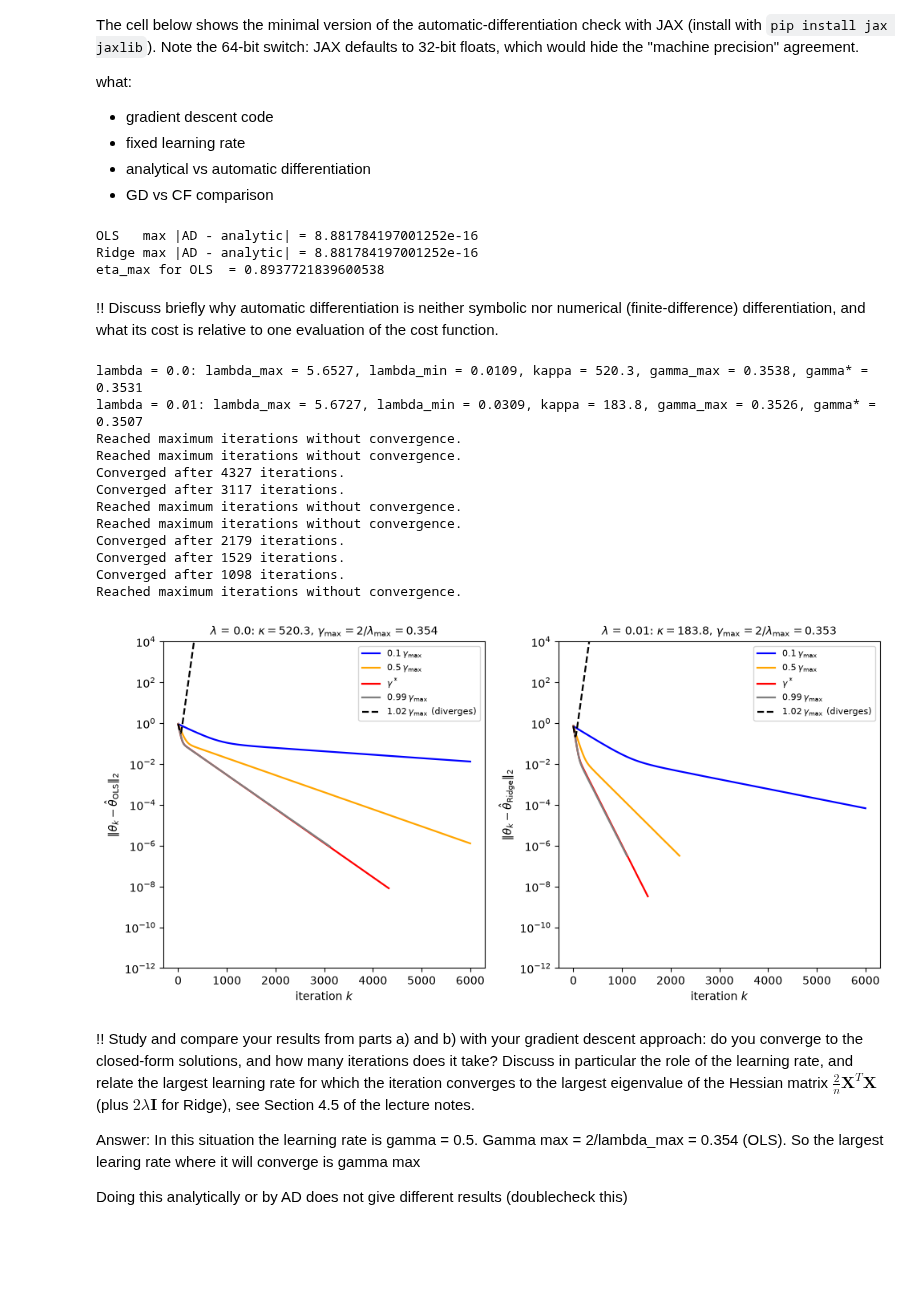
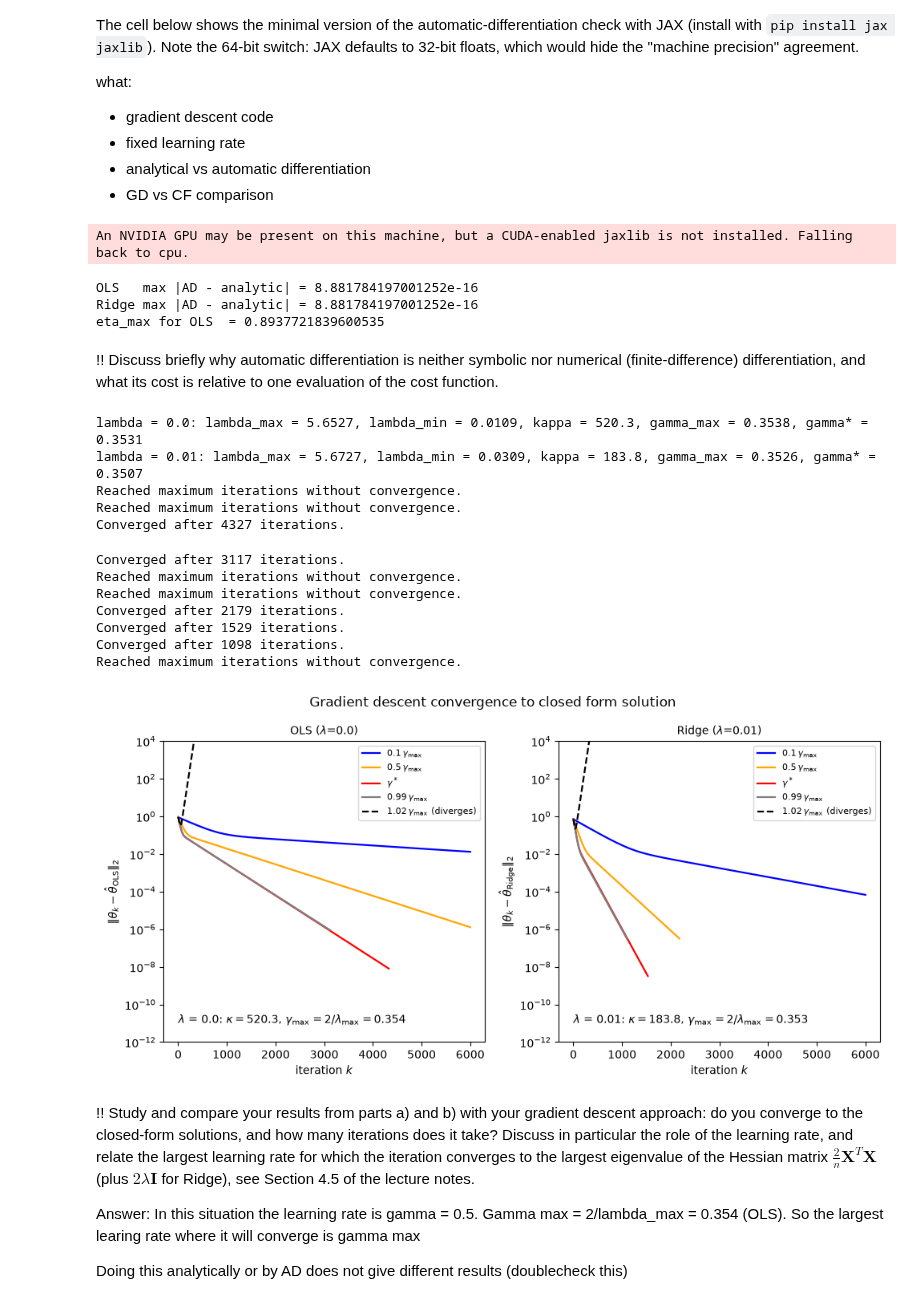
Before and after one commit to lukasMK01/FYS-STK4155, a Jupyter notebook: project_1/wip_project1.ipynb, the cells around one changed output. Drawn from its saved outputs; the diff is of its cells as text; code cells hidden in the pictures; blank space fills up the shorter version.

```diff
--- a/project_1/wip_project1.ipynb
+++ b/project_1/wip_project1.ipynb
@@ -714,6 +714,9 @@ def cost_ols(theta, X, y):
 
 def cost_ridge(theta, X, y, lmbda):
     return jnp.mean((y - X @ theta)**2) + lmbda * jnp.sum(theta**2)
+
+def cost_lasso(theta, X, y, lmbda):
+    return jnp.mean((y - X @ theta)**2) + lmbda * jnp.sum(jnp.abs(theta))
 
 
 
@@ -743,9 +746,10 @@ print("Ridge max |AD - analytic| =", np.max(np.abs(grad_ridge_ad(theta0, X, y, l
 H = 2.0 / len(y) * X.T @ X
 print("eta_max for OLS  =", 2.0 / np.linalg.eigvalsh(H).max())
 # %% [output]
-OLS   max |AD - analytic| = 8.881784197001252e-16
-Ridge max |AD - analytic| = 8.881784197001252e-16
-eta_max for OLS  = 0.8937721839600538
+An NVIDIA GPU may be present on this machine, but a CUDA-enabled jaxlib is not installed. Falling back to cpu.
+OLS   max |AD - analytic| = 8.881784197001252e-16
+Ridge max |AD - analytic| = 8.881784197001252e-16
+eta_max for OLS  = 0.8937721839600535
 # %% [markdown]
 !! Discuss briefly why automatic differentiation is neither symbolic nor numerical (finite-difference)
 differentiation, and what its cost is relative to one evaluation of the cost function.
@@ -864,15 +868,20 @@ def fig_gd_convergence(filename="project1_gd_convergence.png"):
             #plotting the results
             ax.semilogy(dist, color=col, label=lab, lw=1.6,
                         ls="--" if gamma > gamma_max else "-")
-        ax.set_title(rf"$\lambda$ = {lam}: $\kappa={lmax/lmin:.1f}$, "
+        # ax.set_title(rf"$\lambda$ = {lam}: $\kappa={lmax/lmin:.1f}$, "
+        #                 rf"$\gamma_{{\max}}=2/\lambda_{{\max}}={gamma_max:.3f}$", fontsize=10)
+        ax.text(1,1e-11,rf"$\lambda$ = {lam}: $\kappa={lmax/lmin:.1f}$, "
                         rf"$\gamma_{{\max}}=2/\lambda_{{\max}}={gamma_max:.3f}$", fontsize=10)
         ax.set_xlabel("iteration $k$")
         ax.set_ylim(1e-12, 1e4)
         ax.legend(fontsize=8, loc="upper right")
         if lam == 0.0: #Closed form for OLS
             ax.set_ylabel(r"$\|{\theta}_k-\hat{{\theta}}_{\mathrm{OLS}}\|_2$")
+            ax.set_title(f"OLS ($\lambda$={lam})", fontsize=10)
         else: #Closed form for Ridge
             ax.set_ylabel(r"$\|{\theta}_k-\hat{{\theta}}_{\mathrm{Ridge}}\|_2$")
+            ax.set_title(f"Ridge ($\lambda$={lam})", fontsize=10)
+    plt.suptitle(f"Gradient descent convergence to closed form solution", fontsize=12)
     fig.tight_layout()
     fig.savefig(filename, bbox_inches="tight")
     plt.close(fig)
@@ -881,46 +890,45 @@ def fig_gd_convergence(filename="project1_gd_convergence.png"):
 
 #Input data for gradient descent parameters:
 
-# Learning rate gamma
-gamma = 0.5
+
 # The maximum number of iterations
 num_iters = 6000
 # Tolerance for the stopping criterion
 tol = 1e-8
 # Lambda for regression (0 for OLS, >0 for Ridge)
 lmbdas = [0.0, 1e-2]
 
 X, y = exercise_data(degree=degree)
 rng = np.random.default_rng(2026)
 
 #Getting the Hessian eigenvalues and finding the condition number and maximum learning rate:
 for lam in lmbdas:
     eigs = hessian_eigs(X,lam=lam)
     print(f"lambda = {lam}: lambda_max = {eigs.max():.4f}, lambda_min = {eigs.min():.4f}, "
             f"kappa = {eigs.max()/eigs.min():.1f}, gamma_max = {2/eigs.max():.4f}, "
             f"gamma* = {2/(eigs.max()+eigs.min()):.4f}")
 
 
 # Plotting the convergence of gradient descent for different learning rates
 with np.errstate(all="ignore"):
     fig_gd_convergence("project1_gd_convergence.png")
 from IPython.display import Image
 
 Image("project1_gd_convergence.png")
 # %% [output]
 lambda = 0.0: lambda_max = 5.6527, lambda_min = 0.0109, kappa = 520.3, gamma_max = 0.3538, gamma* = 0.3531
 lambda = 0.01: lambda_max = 5.6727, lambda_min = 0.0309, kappa = 183.8, gamma_max = 0.3526, gamma* = 0.3507
 Reached maximum iterations without convergence.
 Reached maximum iterations without convergence.
 Converged after 4327 iterations.
-Converged after 3117 iterations.
-Reached maximum iterations without convergence.
-Reached maximum iterations without convergence.
-Converged after 2179 iterations.
-Converged after 1529 iterations.
-Converged after 1098 iterations.
-Reached maximum iterations without convergence.
+Converged after 3117 iterations.
+Reached maximum iterations without convergence.
+Reached maximum iterations without convergence.
+Converged after 2179 iterations.
+Converged after 1529 iterations.
+Converged after 1098 iterations.
+Reached maximum iterations without convergence.
-[figure, old version]
+[figure, new version]
 # %% [markdown]
 !! Study and compare your results from parts a) and b) with your gradient descent
 approach: do you converge to the closed-form solutions, and how many iterations
```
Also changed, not shown: parts of 10 cells of this notebook.
